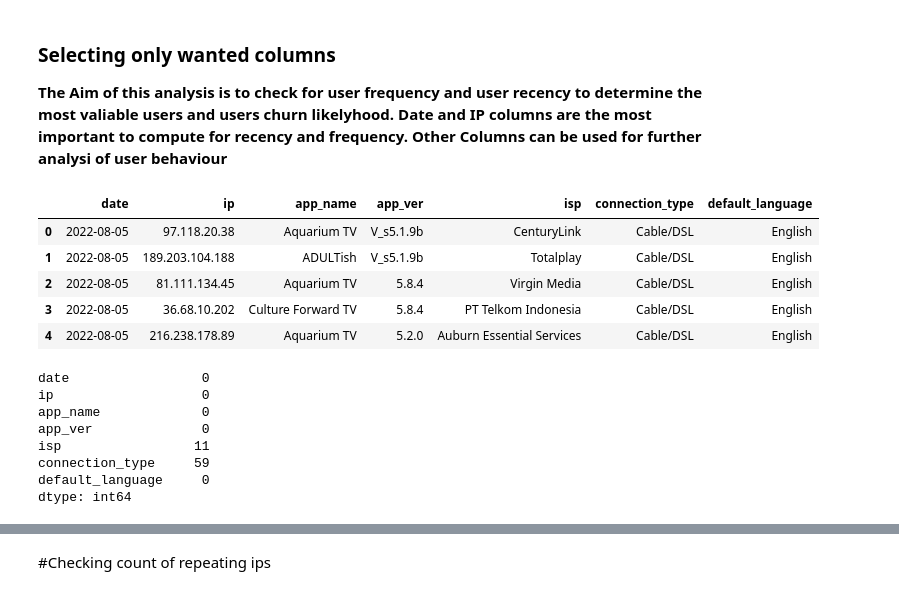
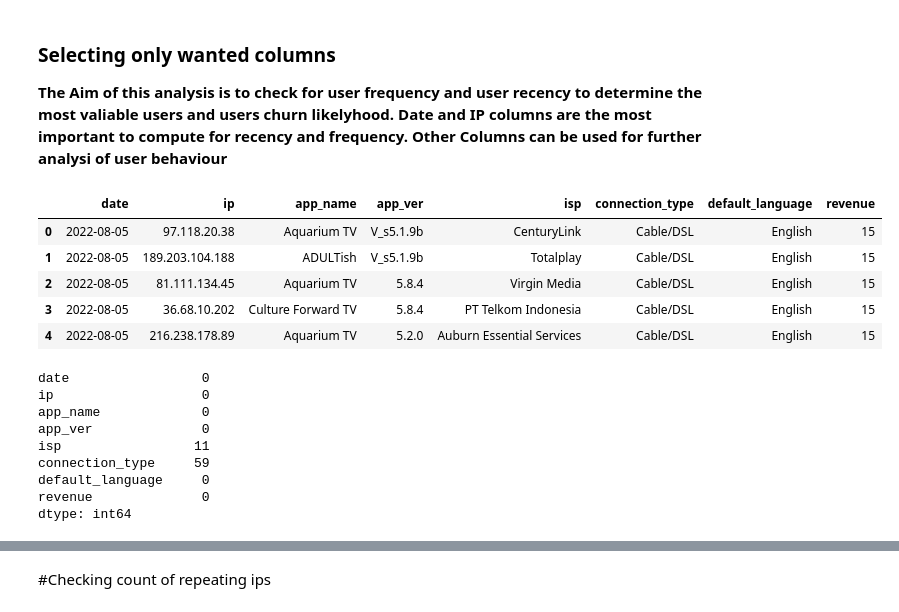
Before and after one commit to kabirodavies/data-project, a Jupyter notebook: Churn_Analysis.ipynb, the cells around one changed output, grey strips where cells are left out. Saved outputs shown, nothing was run; the diff lists cells and outputs as text; code cells hidden in the pictures.

```diff
--- a/Churn_Analysis.ipynb
+++ b/Churn_Analysis.ipynb
@@ -215,8 +205,7 @@ df_name_freq.plot(kind='bar',  figsize=(30, 10))
 [figure]
 # %%
 # #Filter out records of ip 178.118.24.64
-# df_filtered = users[users['ip'] != '178.118.24.64']
-df_filtered = users
+df_filtered = users[users['ip'] != '178.118.24.64']
 # %%
 df_filtered.shape
 # %% [output]
@@ -256,16 +247,16 @@ Index(['session_id', 'datetime', 'supply_id', 'ip', 'user_device_id',
 **Date and IP columns are the most important to compute for recency and frequency. Other Columns can be used for further analysi of user behaviour**
 # %%
 # Select columns neccessary for this analysis
-necessary_cols = ['date', 'ip', 'app_name', 'app_ver', 'isp', 'connection_type', 'default_language']
+necessary_cols = ['date', 'ip', 'app_name', 'app_ver', 'isp', 'connection_type', 'default_language', 'revenue']
 data = df_filtered[necessary_cols]
 data.head()
 # %% [output]
-|  | date | ip | app_name | app_ver | isp | connection_type | default_language |
-| 0 | 2022-08-05 | 97.118.20.38 | Aquarium TV | V_s5.1.9b | CenturyLink | Cable/DSL | English |
-| 1 | 2022-08-05 | 189.203.104.188 | ADULTish | V_s5.1.9b | Totalplay | Cable/DSL | English |
-| 2 | 2022-08-05 | 81.111.134.45 | Aquarium TV | 5.8.4 | Virgin Media | Cable/DSL | English |
-| 3 | 2022-08-05 | 36.68.10.202 | Culture Forward TV | 5.8.4 | PT Telkom Indonesia | Cable/DSL | English |
-| 4 | 2022-08-05 | 216.238.178.89 | Aquarium TV | 5.2.0 | Auburn Essential Services | Cable/DSL | English |
+|  | date | ip | app_name | app_ver | isp | connection_type | default_language | revenue |
+| 0 | 2022-08-05 | 97.118.20.38 | Aquarium TV | V_s5.1.9b | CenturyLink | Cable/DSL | English | 15 |
+| 1 | 2022-08-05 | 189.203.104.188 | ADULTish | V_s5.1.9b | Totalplay | Cable/DSL | English | 15 |
+| 2 | 2022-08-05 | 81.111.134.45 | Aquarium TV | 5.8.4 | Virgin Media | Cable/DSL | English | 15 |
+| 3 | 2022-08-05 | 36.68.10.202 | Culture Forward TV | 5.8.4 | PT Telkom Indonesia | Cable/DSL | English | 15 |
+| 4 | 2022-08-05 | 216.238.178.89 | Aquarium TV | 5.2.0 | Auburn Essential Services | Cable/DSL | English | 15 |
 # %%
 data.isnull().sum()
 # %% [output]
@@ -276,4 +267,5 @@ app_ver              0
 isp                 11
 connection_type     59
 default_language     0
+revenue              0
 dtype: int64
```
Also changed, not shown: parts of 121 cells of this notebook.
